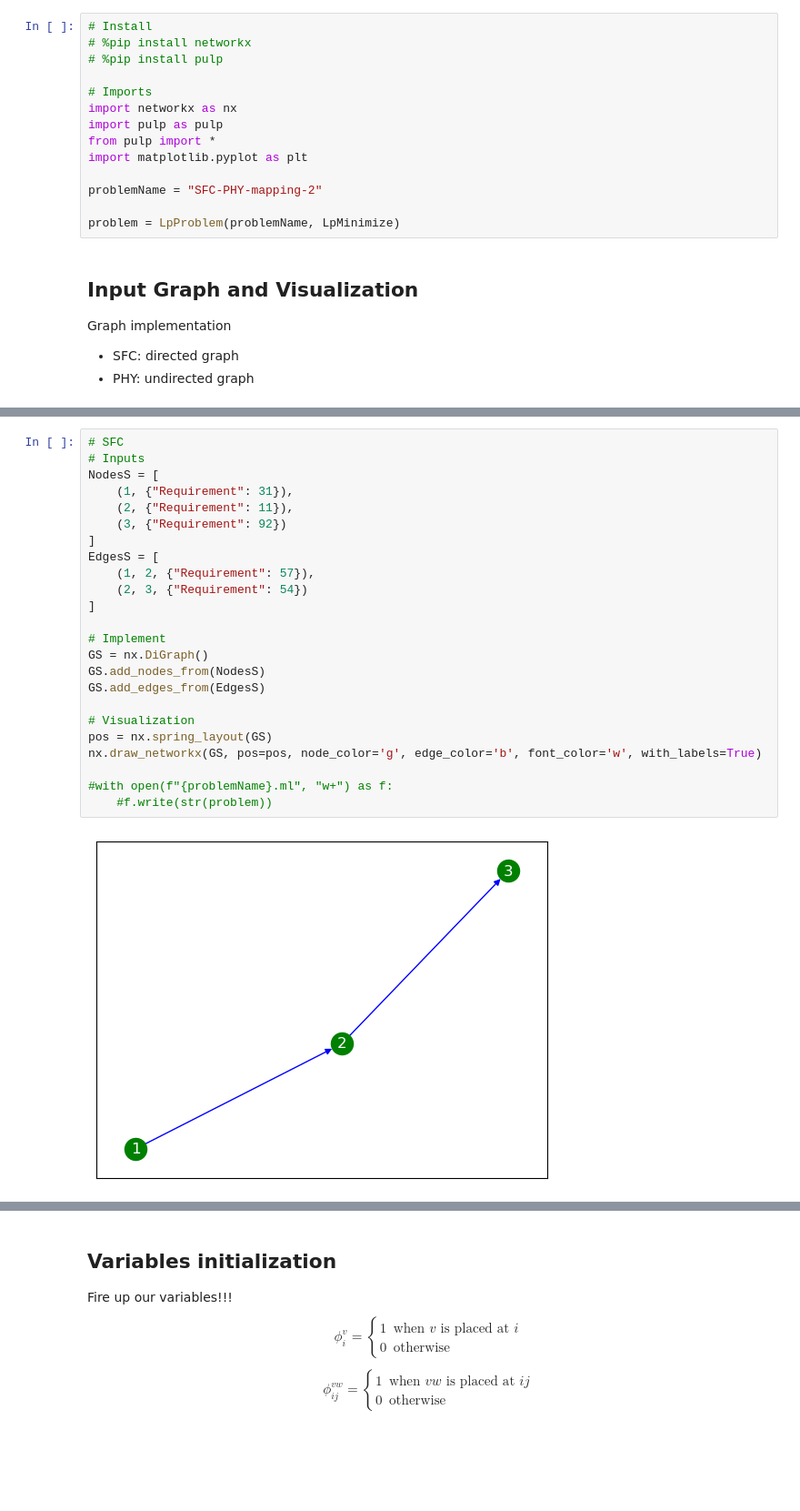
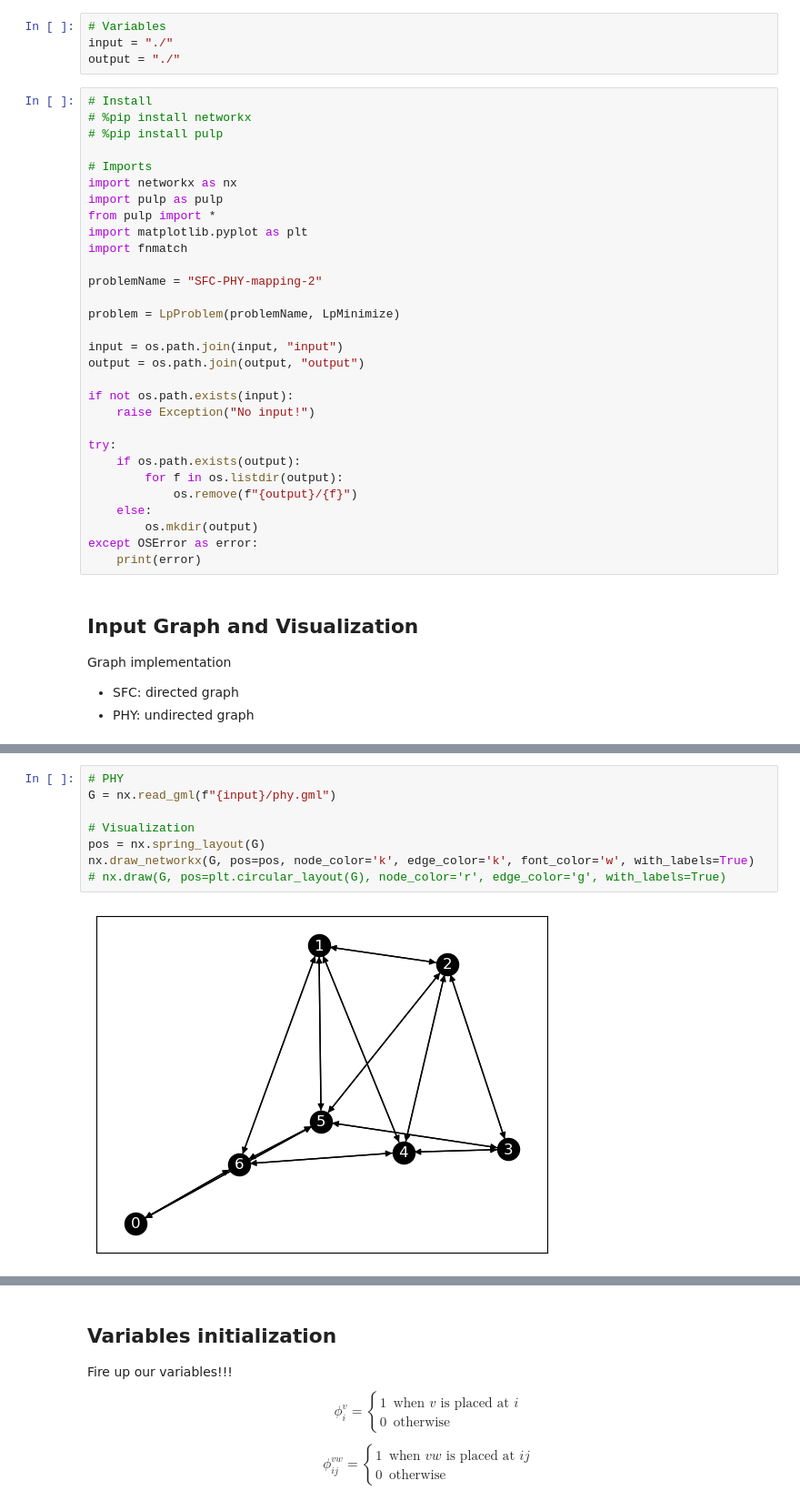
Before and after one commit to jerapiblaze/sfc-phy-mapping, a Jupyter notebook: mapping-solo/mapping-solo.ipynb, the cells around one changed output, grey strips where cells are left out. Shown at 91% size. Saved outputs shown, nothing was run; the diff lists cells and outputs as text; blank space fills up the shorter version.

```diff
--- a/mapping-solo/mapping-solo.ipynb
+++ b/mapping-solo/mapping-solo.ipynb
@@ -5,6 +5,10 @@ Solving problem with PuLP.
 # %% [markdown]
 ## Prepare
 Import required libraries.
+# %%
+# Variables
+input = "./"
+output = "./"
 # %%
 # Install
 # %pip install networkx
@@ -15,10 +19,26 @@ import networkx as nx
 import pulp as pulp
 from pulp import *
 import matplotlib.pyplot as plt
+import fnmatch
 
 problemName = "SFC-PHY-mapping-2"
 
 problem = LpProblem(problemName, LpMinimize)
+
+input = os.path.join(input, "input")
+output = os.path.join(output, "output")
+
+if not os.path.exists(input):
+    raise Exception("No input!")
+
+try:
+    if os.path.exists(output):
+        for f in os.listdir(output):
+            os.remove(f"{output}/{f}")
+    else:
+        os.mkdir(output)
+except OSError as error:
+    print(error)
 # %% [markdown]
 ## Input Graph and Visualization
 Graph implementation
@@ -73,26 +47,10 @@ nx.draw_networkx(G, pos=pos, node_color='k', edge_color='k', font_color='w', wit
-# %%
-# SFC
-# Inputs
-NodesS = [
-    (1, {"Requirement": 31}),
-    (2, {"Requirement": 11}),
-    (3, {"Requirement": 92})
-]
-EdgesS = [
-    (1, 2, {"Requirement": 57}),
-    (2, 3, {"Requirement": 54})
-]
-
-# Implement
-GS = nx.DiGraph()
-GS.add_nodes_from(NodesS)
-GS.add_edges_from(EdgesS)
-
-# Visualization
-pos = nx.spring_layout(GS)
-nx.draw_networkx(GS, pos=pos, node_color='g', edge_color='b', font_color='w', with_labels=True)
-
-#with open(f"{problemName}.ml", "w+") as f:
-    #f.write(str(problem))
-# %% [output]
-[figure, removed]
+# %%
+# PHY
+G = nx.read_gml(f"{input}/phy.gml")
+
+# Visualization
+pos = nx.spring_layout(G)
+nx.draw_networkx(G, pos=pos, node_color='k', edge_color='k', font_color='w', with_labels=True)
+# nx.draw(G, pos=plt.circular_layout(G), node_color='r', edge_color='g', with_labels=True)
+# %% [output]
+[figure, added]
```
Also changed, not shown: parts of 13 cells of this notebook.
